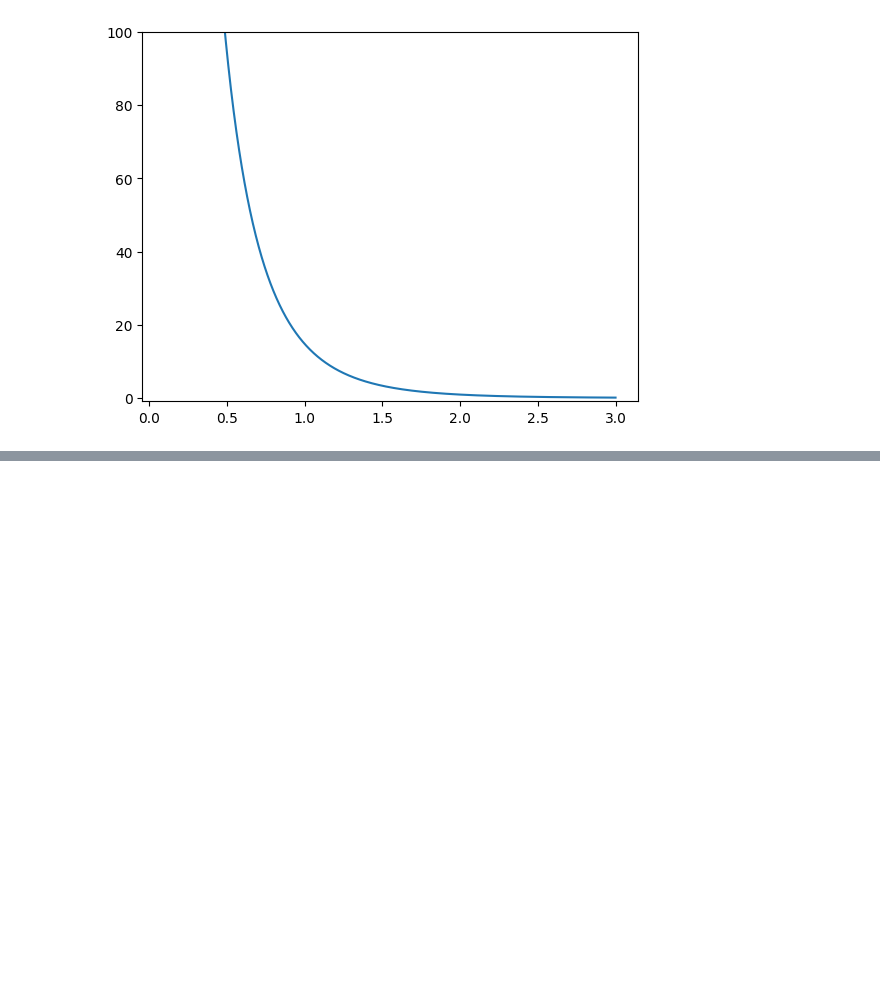
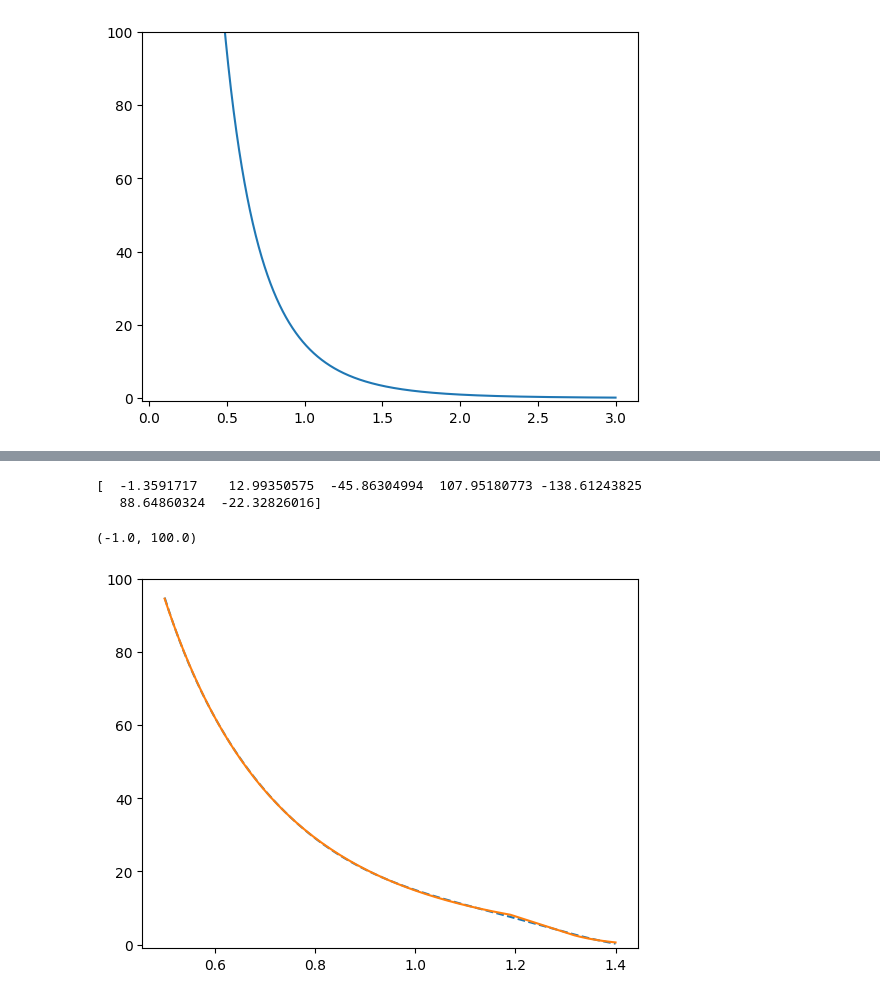
Before and after one commit to denisstrizhkin/C60-Si-fall-sim, a Jupyter notebook: potentials/lj_zbl.ipynb, the cells around one changed output, grey strips where cells are left out. Saved outputs shown, nothing was run; the diff lists cells and outputs as text; code cells hidden in the pictures; blank space fills up the shorter version.

```diff
--- a/potentials/lj_zbl.ipynb
+++ b/potentials/lj_zbl.ipynb
@@ -131,0 +137,27 @@ np.savetxt("E_ljzbl.txt", np.c_[N, R, E_sp, F_sp])
+# %%
+R_x = np.linspace(0.5, 1.4, 1000)
+center = R[idx]
+delta_l = 0.05
+delta_r = 0.05
+left_i = np.abs(R_x - (center - delta_l)).argmin()
+right_i = np.abs(R_x - (center + delta_r)).argmin()
+
+R_1 = R_x[:left_i]
+R_2 = R_x[right_i:]
+R_new = np.append(R_1, R_2)
+
+def f_exp(t, a, b_0, b_1, b_2, b_3, b_4, b_5):
+    return np.exp(b_0 + b_1 *t + b_2 *np.pow(t, 2) + b_3 *np.pow(t, 3) + b_4 *np.pow(t, 4) + b_5 *np.pow(t, 5)) + a
+
+E_exp = np.append(f_zbl(R_1), f_lj(R_2))
+exp_coeffs = spo.curve_fit(f_exp,  R_new,  E_exp, p0 = (1.89471576, 8.73103054, -20.4199227, 54.38169682, -95.0912425, 82.63594776, -27.62149251))[0]
+print(exp_coeffs)
+new_expE = f_exp(R_new, *exp_coeffs)
+plt.plot(R_new, new_expE, '--')
+plt.plot(R_new, E_exp)
+plt.ylim((-1, 100))
+# %% [output]
+[  -1.3591717    12.99350575  -45.86304994  107.95180773 -138.61243825
+   88.64860324  -22.32826016]
+(-1.0, 100.0)
+[figure, added]
```
Also changed, not shown: parts of 9 cells of this notebook, 2 other files.
